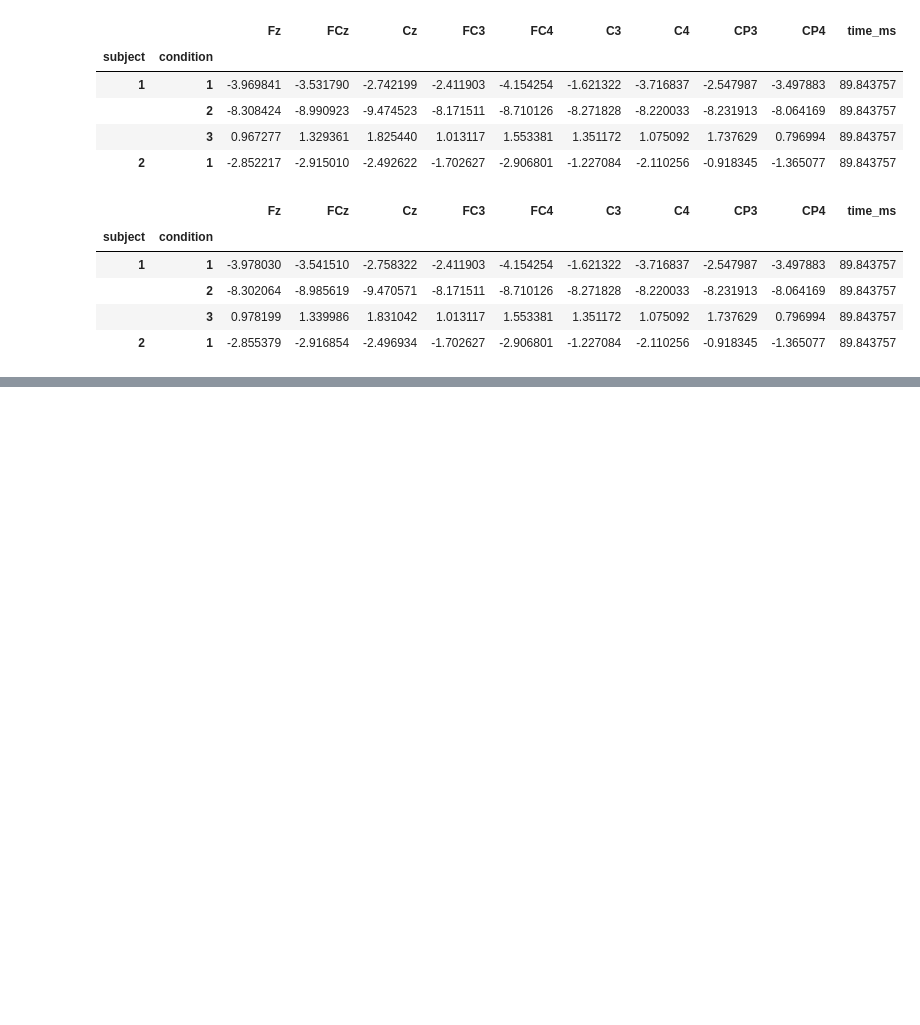
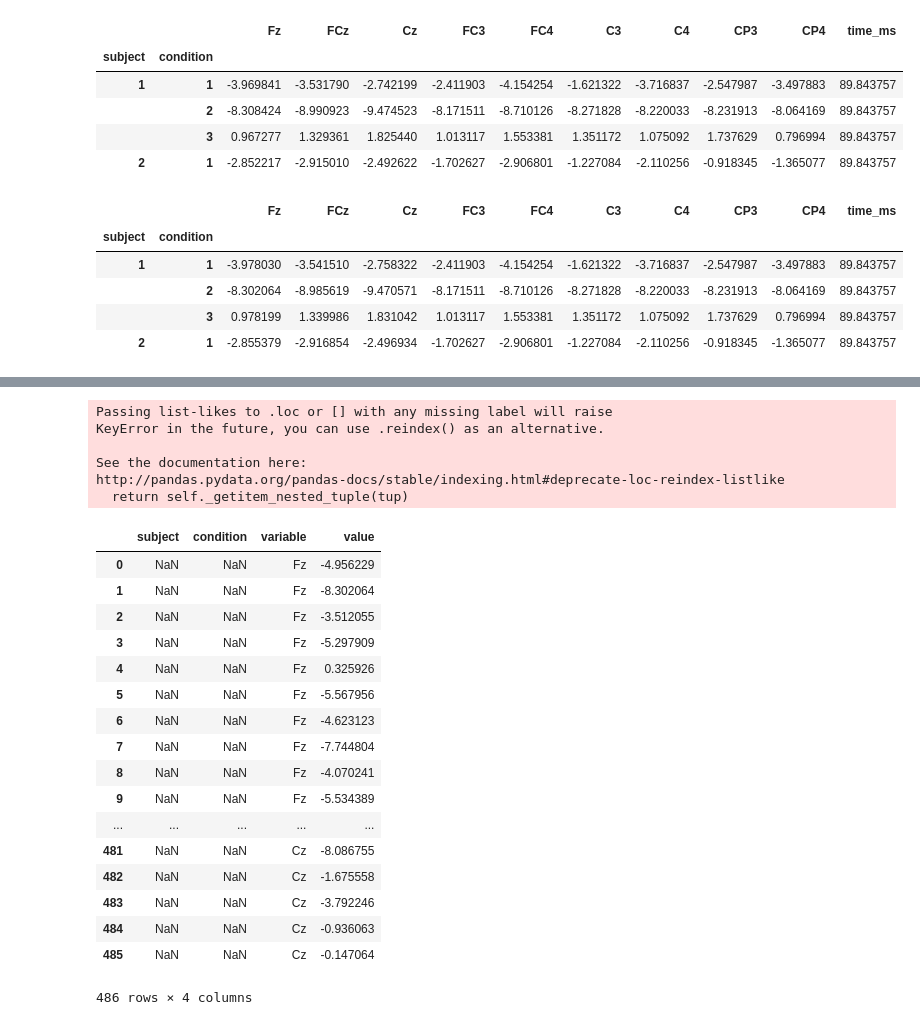
Before and after one commit to karljaats/EEG-data-from-basic-sensory-task-in-Schizophrenia, a Jupyter notebook: Project.ipynb, the cells around one changed output, grey strips where cells are left out. Drawn from its saved outputs; the diff is of its cells as text; code cells hidden in the pictures; blank space fills up the shorter version.

Commit message:
start of data preparation

```diff
--- a/Project.ipynb
+++ b/Project.ipynb
@@ -51,0 +56,10 @@ P2amps[["Fz", "FCz", "Cz"]] = P2amps[["Fz", "FCz", "Cz"]] - BL[["Fz", "FCz", "Cz
+# %%
+# subtract the button press control trial (condition = 3) from the button+tone trial amplitude,
+# and then drop the button press control data from the sets
+display(N1amps[:3])
+N1amps.loc[(slice(None),1), ['Fz', 'FCz', 'Cz']] = N1amps.loc[(slice(None),1), ['Fz', 'FCz', 'Cz']] - N1amps.loc[(slice(None),3), ['Fz', 'FCz', 'Cz']].values
+N1amps = N1amps.drop(index=3, level=1)
+display(N1amps[:3])
+
+P2amps.loc[(slice(None),1), ['Fz', 'FCz', 'Cz']] = P2amps.loc[(slice(None),1), ['Fz', 'FCz', 'Cz']] - P2amps.loc[(slice(None),3), ['Fz', 'FCz', 'Cz']].values
+P2amps = P2amps.drop(index=3, level=1)
@@ -51,0 +77,37 @@ P2amps[["Fz", "FCz", "Cz"]] = P2amps[["Fz", "FCz", "Cz"]] - BL[["Fz", "FCz", "Cz
+# %%
+# #(2)convert electrode columns to rows with labels:
+# N1amps <- N1amps %>% select(c(1:2,3)) %>% mutate(electrode = "Fz", N100=Fz_N100) %>% select(-3) %>%
+#   bind_rows((N1amps %>% select(c(1:2,4)) %>% mutate(electrode = "FCz", N100=FCz_N100) %>% select(-3))) %>%
+#   bind_rows((N1amps %>% select(c(1:2,5)) %>% mutate(electrode = "Cz", N100=Cz_N100) %>% select(-3)))
+
+# P2amps <- P2amps %>% select(c(1:2,3)) %>% mutate(electrode = "Fz", P200=Fz_P200) %>% select(-3) %>%
+#   bind_rows((P2amps %>% select(c(1:2,4)) %>% mutate(electrode = "FCz", P200=FCz_P200) %>% select(-3))) %>%
+#   bind_rows((P2amps %>% select(c(1:2,5)) %>% mutate(electrode = "Cz", P200=Cz_P200) %>% select(-3)))
+
+# subject ja condition pole tegelikult columnid vaid indexite tasemete nimed, nii et see ei tööta.
+display(pd.melt(N1amps, id_vars=['subject', 'condition'], value_vars=['Fz', 'FCz', 'Cz']))
+# %% [output]
+Passing list-likes to .loc or [] with any missing label will raise
+KeyError in the future, you can use .reindex() as an alternative.
+
+See the documentation here:
+http://pandas.pydata.org/pandas-docs/stable/indexing.html#deprecate-loc-reindex-listlike
+  return self._getitem_nested_tuple(tup)
+|  | subject | condition | variable | value |
+| 0 | NaN | NaN | Fz | -4.956229 |
+| 1 | NaN | NaN | Fz | -8.302064 |
+| 2 | NaN | NaN | Fz | -3.512055 |
+| 3 | NaN | NaN | Fz | -5.297909 |
+| 4 | NaN | NaN | Fz | 0.325926 |
+| 5 | NaN | NaN | Fz | -5.567956 |
+| 6 | NaN | NaN | Fz | -4.623123 |
+| 7 | NaN | NaN | Fz | -7.744804 |
+| 8 | NaN | NaN | Fz | -4.070241 |
+| 9 | NaN | NaN | Fz | -5.534389 |
+| ... | ... | ... | ... | ... |
+| 481 | NaN | NaN | Cz | -8.086755 |
+| 482 | NaN | NaN | Cz | -1.675558 |
+| 483 | NaN | NaN | Cz | -3.792246 |
+| 484 | NaN | NaN | Cz | -0.936063 |
+| 485 | NaN | NaN | Cz | -0.147064 |
+486 rows × 4 columns
```
Also changed, not shown: parts of 3 cells of this notebook.
